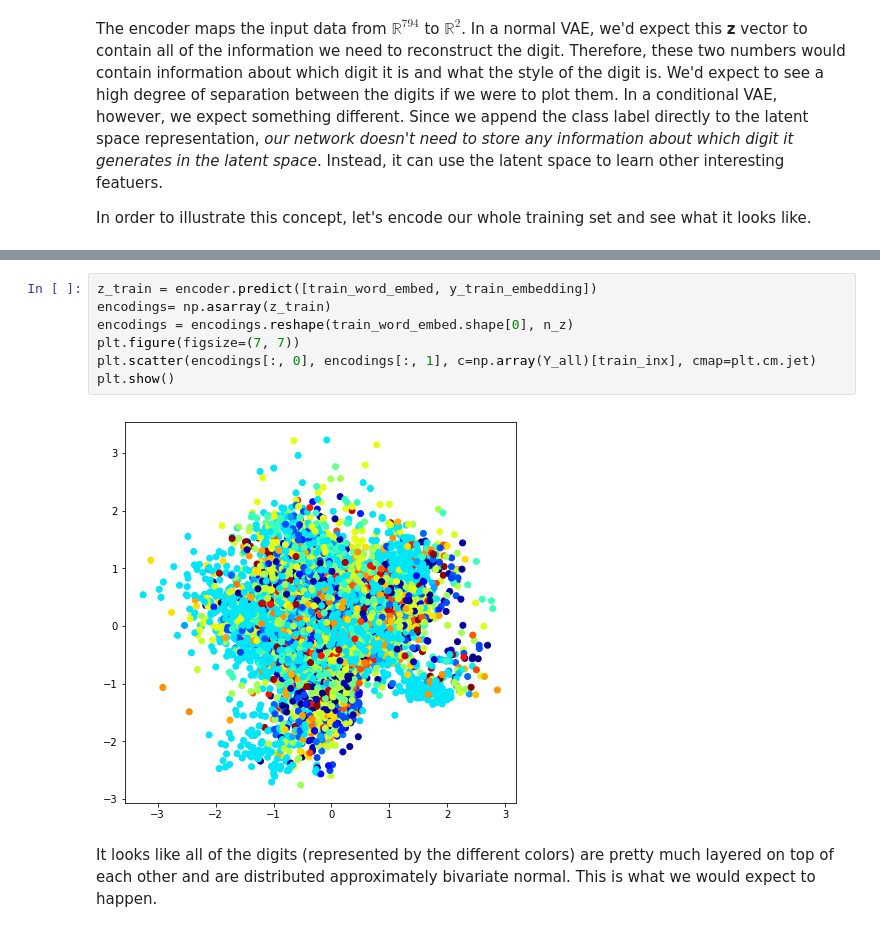
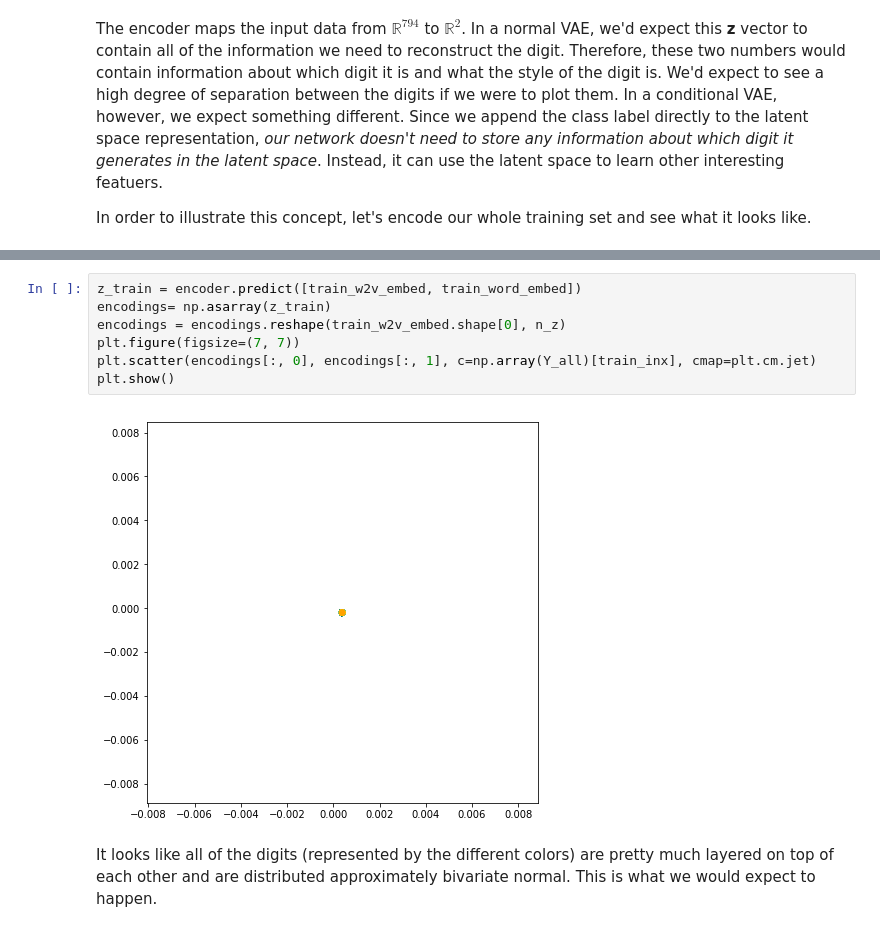
Before and after one commit to phoebewong/interpreting-word-embeddings, a Jupyter notebook: notebooks/Conditional_VAE_GitHub_code/Conditional_VAE-Copy1.ipynb, the cells around one changed output, grey strips where cells are left out. Drawn from its saved outputs; the diff is of its cells as text.

```diff
--- a/notebooks/Conditional_VAE_GitHub_code/Conditional_VAE-Copy1.ipynb
+++ b/notebooks/Conditional_VAE_GitHub_code/Conditional_VAE-Copy1.ipynb
@@ -502,12 +499,12 @@ plt.show()
 # %%
-z_train = encoder.predict([train_word_embed, y_train_embedding])
+z_train = encoder.predict([train_w2v_embed, train_word_embed])
 encodings= np.asarray(z_train)
-encodings = encodings.reshape(train_word_embed.shape[0], n_z)
+encodings = encodings.reshape(train_w2v_embed.shape[0], n_z)
 plt.figure(figsize=(7, 7))
 plt.scatter(encodings[:, 0], encodings[:, 1], c=np.array(Y_all)[train_inx], cmap=plt.cm.jet)
 plt.show()
 # %% [output]
-[figure, old version]
+[figure, new version]
 # %% [markdown]
 It looks like all of the digits (represented by the different colors) are pretty much layered on top of each other and are distributed approximately bivariate normal. This is what we would expect to happen.
 # %% [markdown]
```
Also changed, not shown: parts of 50 cells of this notebook.
